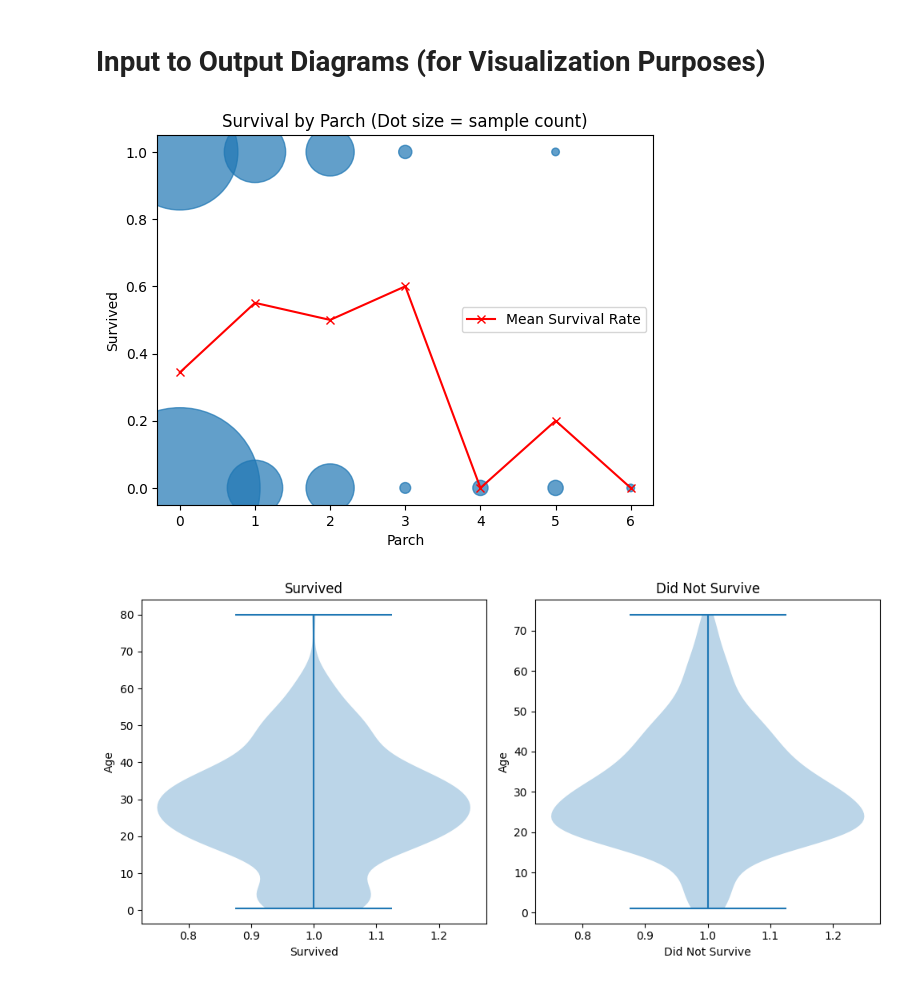
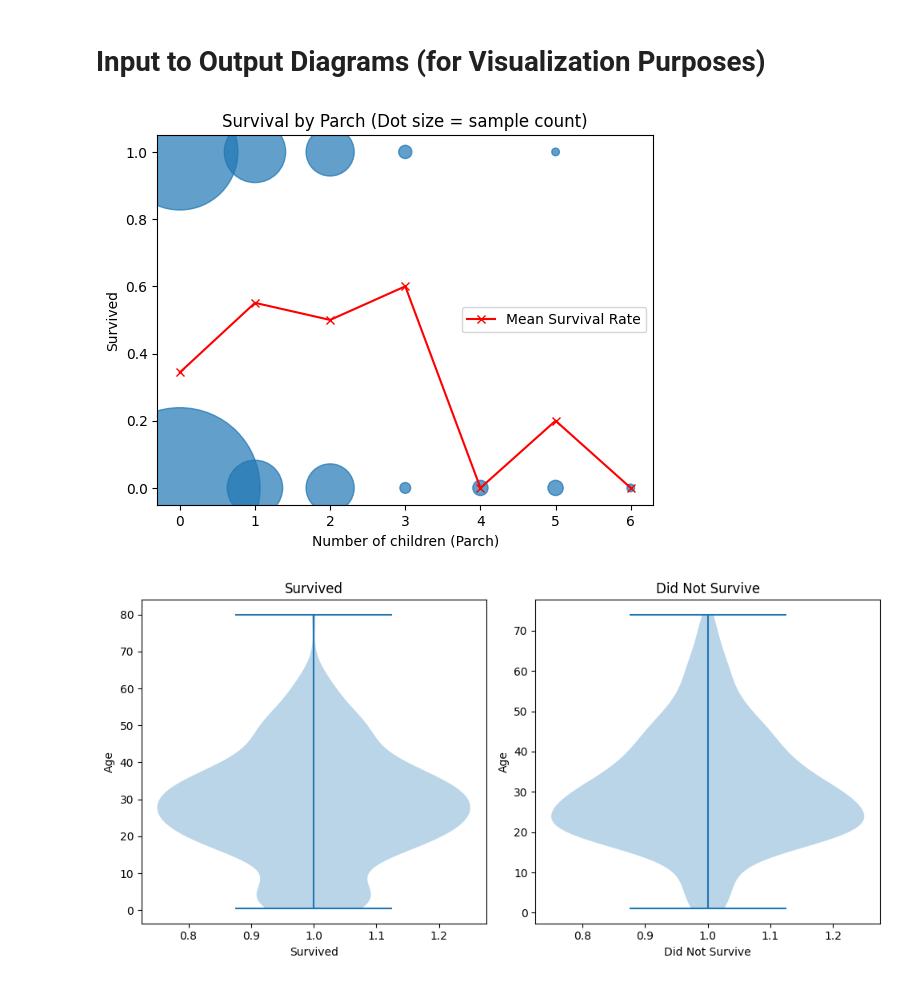
Before and after one commit to just-sabyr/cs_229_Notes, a Jupyter notebook: titanic/main.ipynb, the cells around one changed output. Drawn from its saved outputs; the diff is of its cells as text; code cells hidden in the pictures.

```diff
--- a/titanic/main.ipynb
+++ b/titanic/main.ipynb
@@ -344,28 +344,28 @@ new_columns
 # %%
 # Parch (Parent of number of children if I am not mistaken)  Plots
 
 # Count occurence of each pair
 counts = train.groupby(["Parch", "Survived"]).size().reset_index(name="count")
 
 # Plot with dot size reflecting count
 plt.scatter(counts["Parch"], counts["Survived"], s=counts["count"]*30, alpha=0.7)
-plt.xlabel("Parch")
+plt.xlabel("Number of children (Parch)")
 plt.ylabel("Survived")
 plt.title("Survival by Parch (Dot size = sample count)")
 
 # Calculate the mean of surival per Parch
 means = []
 parches = counts["Parch"].unique()
 for parch in parches:
     total = (train["Parch"] == parch).sum()
     survived = train[(train["Parch"] == parch) & (train["Survived"] == 1)].shape[0]
     mean = survived / total if total > 0 else np.nan
     means.append(mean)
 
 # Add a line to the graph
 plt.plot(parches, means, color="red", marker="x", label="Mean Survival Rate")
 plt.legend()
 plt.show()
 # %% [output]
-[figure, old version]
+[figure, new version]
 # %%
```
Also changed, not shown: parts of 1 cell of this notebook, 1 other file.
